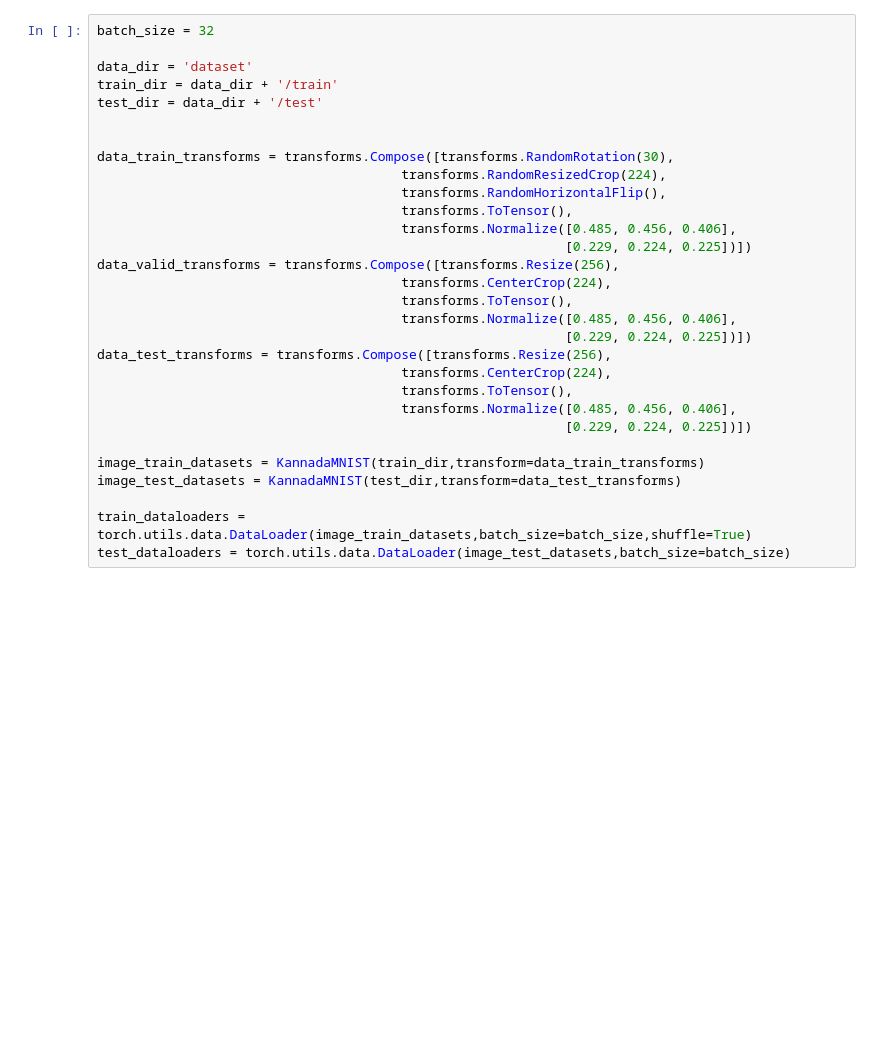
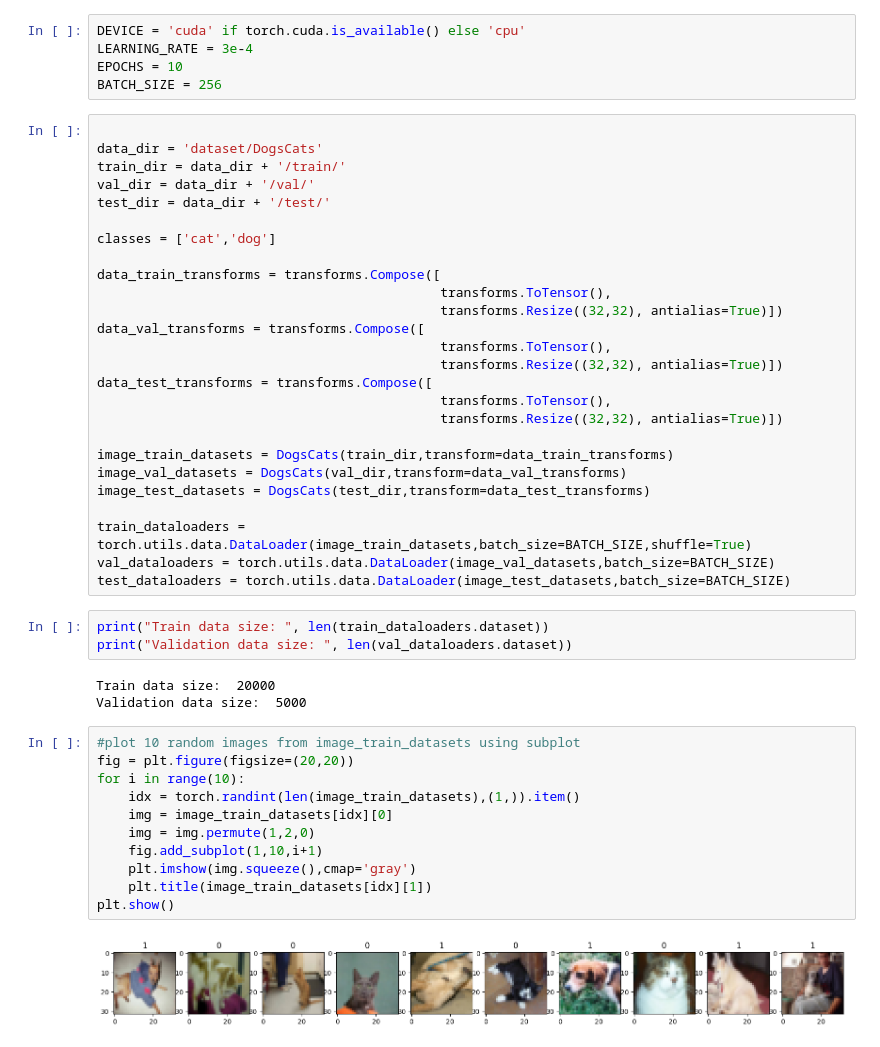
Before and after one commit to momysheva/ROBT407_Final_Project, a Jupyter notebook: train.ipynb, the cells around one changed output. Cells and saved outputs as stored; diff of their text form; blank space fills up the shorter version.

```diff
--- a/train.ipynb
+++ b/train.ipynb
@@ -10,30 +15,50 @@ from dataset import KannadaMNIST
+# %%
+DEVICE = 'cuda' if torch.cuda.is_available() else 'cpu'
+LEARNING_RATE = 3e-4
+EPOCHS = 10
+BATCH_SIZE = 256
 # %%
-batch_size = 32
 
-data_dir = 'dataset'
-train_dir = data_dir + '/train'
-test_dir = data_dir + '/test'
+data_dir = 'dataset/DogsCats'
+train_dir = data_dir + '/train/'
+val_dir = data_dir + '/val/'
+test_dir = data_dir + '/test/'
 
+classes = ['cat','dog']
 
-data_train_transforms = transforms.Compose([transforms.RandomRotation(30),
-                                       transforms.RandomResizedCrop(224),
-                                       transforms.RandomHorizontalFlip(),
-                                       transforms.ToTensor(),
-                                       transforms.Normalize([0.485, 0.456, 0.406],
-                                                            [0.229, 0.224, 0.225])])
-data_valid_transforms = transforms.Compose([transforms.Resize(256),
-                                       transforms.CenterCrop(224),
-                                       transforms.ToTensor(),
-                                       transforms.Normalize([0.485, 0.456, 0.406],
-                                                            [0.229, 0.224, 0.225])])
-data_test_transforms = transforms.Compose([transforms.Resize(256),
-                                       transforms.CenterCrop(224),
-                                       transforms.ToTensor(),
-                                       transforms.Normalize([0.485, 0.456, 0.406],
-                                                            [0.229, 0.224, 0.225])])
+data_train_transforms = transforms.Compose([
+                                            transforms.ToTensor(),
+                                            transforms.Resize((32,32), antialias=True)])
+data_val_transforms = transforms.Compose([
+                                            transforms.ToTensor(),
+                                            transforms.Resize((32,32), antialias=True)])
+data_test_transforms = transforms.Compose([
+                                            transforms.ToTensor(),
+                                            transforms.Resize((32,32), antialias=True)])
 
-image_train_datasets = KannadaMNIST(train_dir,transform=data_train_transforms)
-image_test_datasets = KannadaMNIST(test_dir,transform=data_test_transforms)
+image_train_datasets = DogsCats(train_dir,transform=data_train_transforms)
+image_val_datasets = DogsCats(val_dir,transform=data_val_transforms)
+image_test_datasets = DogsCats(test_dir,transform=data_test_transforms)
 
-train_dataloaders = torch.utils.data.DataLoader(image_train_datasets,batch_size=batch_size,shuffle=True)
-test_dataloaders = torch.utils.data.DataLoader(image_test_datasets,batch_size=batch_size)
+train_dataloaders = torch.utils.data.DataLoader(image_train_datasets,batch_size=BATCH_SIZE,shuffle=True)
+val_dataloaders = torch.utils.data.DataLoader(image_val_datasets,batch_size=BATCH_SIZE)
+test_dataloaders = torch.utils.data.DataLoader(image_test_datasets,batch_size=BATCH_SIZE)
+# %%
+print("Train data size: ", len(train_dataloaders.dataset))
+print("Validation data size: ", len(val_dataloaders.dataset))
+# %% [output]
+Train data size:  20000
+Validation data size:  5000
+# %%
+#plot 10 random images from image_train_datasets using subplot
+fig = plt.figure(figsize=(20,20))
+for i in range(10):
+    idx = torch.randint(len(image_train_datasets),(1,)).item()
+    img = image_train_datasets[idx][0]
+    img = img.permute(1,2,0)
+    fig.add_subplot(1,10,i+1)
+    plt.imshow(img.squeeze(),cmap='gray')
+    plt.title(image_train_datasets[idx][1])
+plt.show()
+# %% [output]
+[figure, added]
```
Also changed, not shown: parts of 5 cells of this notebook, 11 other files.
